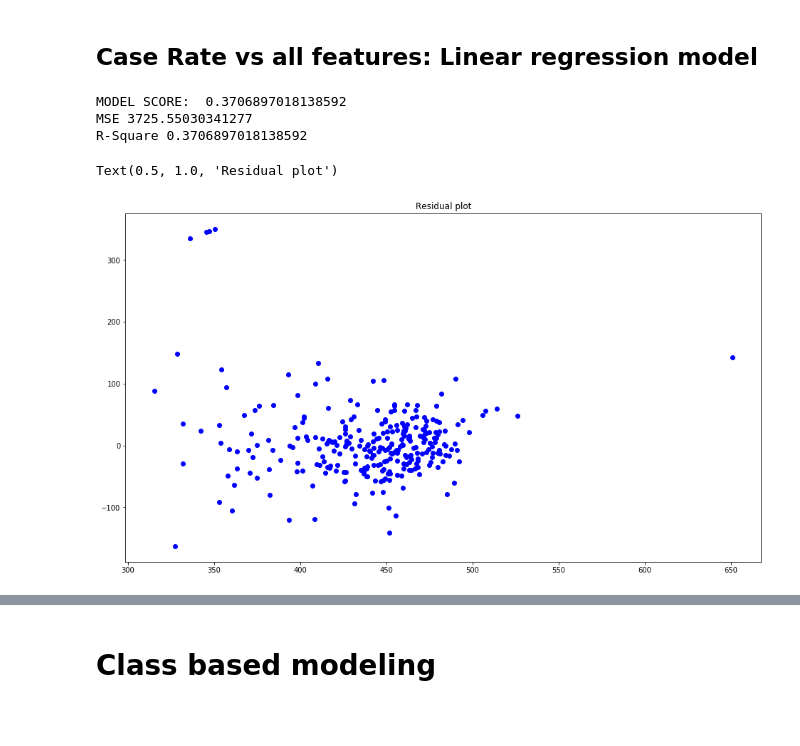
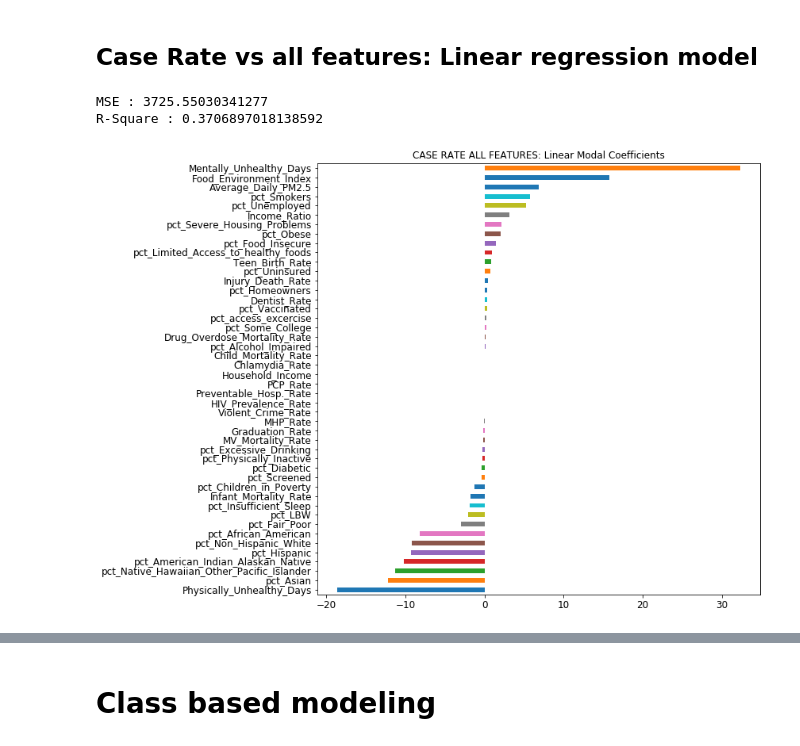
Before and after one commit to Ashutosh-Singhal/Cancer_SHD_TN, a Jupyter notebook: Modeling_Cancer_Sociome.ipynb, the cells around one changed output, grey strips where cells are left out. Cells and saved outputs as stored; diff of their text form; code cells hidden in the pictures; blank space fills up the shorter version.

```diff
--- a/Modeling_Cancer_Sociome.ipynb
+++ b/Modeling_Cancer_Sociome.ipynb
@@ -356,22 +354,26 @@ X_train, X_test, y_train, y_test = train_test_split(X, y, train_size=0.75, test_
 
 #training the model
 model = lreg.fit(X_train,y_train)
-print('MODEL SCORE: ', model.score(X_test, y_test))
-
 #predicting on test
 pred = lreg.predict(X_test)
 
 #calculating mse
 mse = np.mean((pred - y_test)**2)
-print('MSE', mse)
+print('MSE : ', mse)
 
 # calculating coefficients
 coeff = DataFrame(X_train.columns)
 coeff['Coefficient Estimate'] = Series(lreg.coef_)
 #print('coeff', coeff)
-print('R-Square', lreg.score(X_test,y_test))
-
+print('R-Square :', lreg.score(X_test,y_test))
+#checking the magnitude of coefficients
+plt.rcParams["figure.figsize"] = (10,10)
+predictors = X_train.columns
+coef = Series(lreg.coef_, predictors).sort_values()
+coef.plot(kind='barh', title='DEATH RATE SELECTED FEATURES: Linear Modal Coefficients')
+plt.xticks(fontsize=12)
+plt.yticks(fontsize=12);
 #residual plot
-x_plot = plt.scatter(pred, (pred - y_test), c='b')
-plt.title('Residual plot')
+#x_plot = plt.scatter(pred, (pred - y_test), c='b')
+#plt.title('Residual plot')
 # %% [output]
@@ -383,6 +382,0 @@ Text(0.5, 1.0, 'Residual plot')
-# %%
-#checking the magnitude of coefficients
-plt.rcParams["figure.figsize"] = (16,9)
-predictors = X_train.columns
-coef = Series(lreg.coef_, predictors).sort_values()
-coef.plot(kind='barh', title='Modal Coefficients')
@@ -394,38 +385,40 @@ coef.plot(kind='barh', title='Modal Coefficients')
 # %%
 # New Case Rate
 # Death Rate
 lreg = LinearRegression()
 #X and y
 X = master.drop(['FIPS', 'State', 'County', 'Case_Rate', 'Death_Rate',
                 'Deaths_Above_Baseline', 'Cases_Above_Average'], axis =1)
 y = master.Case_Rate
 
 #splitting into training and test for cross validation
 X_train, X_test, y_train, y_test = train_test_split(X, y, train_size=0.75, test_size=0.25, random_state=42, shuffle=True)
 
 #training the model
 model = lreg.fit(X_train,y_train)
-print('MODEL SCORE: ', model.score(X_test, y_test))
-
 #predicting on test
 pred = lreg.predict(X_test)
 
 #calculating mse
 mse = np.mean((pred - y_test)**2)
-print('MSE', mse)
+print('MSE :', mse)
 
 # calculating coefficients
 coeff = DataFrame(X_train.columns)
 coeff['Coefficient Estimate'] = Series(lreg.coef_)
 #print('coeff', coeff)
-print('R-Square', lreg.score(X_test,y_test))
-
+print('R-Square :', lreg.score(X_test,y_test))
+#checking the magnitude of coefficients
+plt.rcParams["figure.figsize"] = (10, 10)
+predictors = X_train.columns
+coef = Series(lreg.coef_, predictors).sort_values()
+coef.plot(kind='barh', title='CASE RATE ALL FEATURES: Linear Modal Coefficients')
+plt.xticks(fontsize=12)
+plt.yticks(fontsize=12);
 #residual plot
-x_plot = plt.scatter(pred, (pred - y_test), c='b')
-plt.title('Residual plot')
+#x_plot = plt.scatter(pred, (pred - y_test), c='b')
+#plt.title('Residual plot')
 # %% [output]
-MODEL SCORE:  0.3706897018138592
-MSE 3725.55030341277
-R-Square 0.3706897018138592
+MSE : 3725.55030341277
+R-Square : 0.3706897018138592
-Text(0.5, 1.0, 'Residual plot')
-[figure, old version]
+[figure, new version]
```
Also changed, not shown: parts of 102 cells of this notebook.
